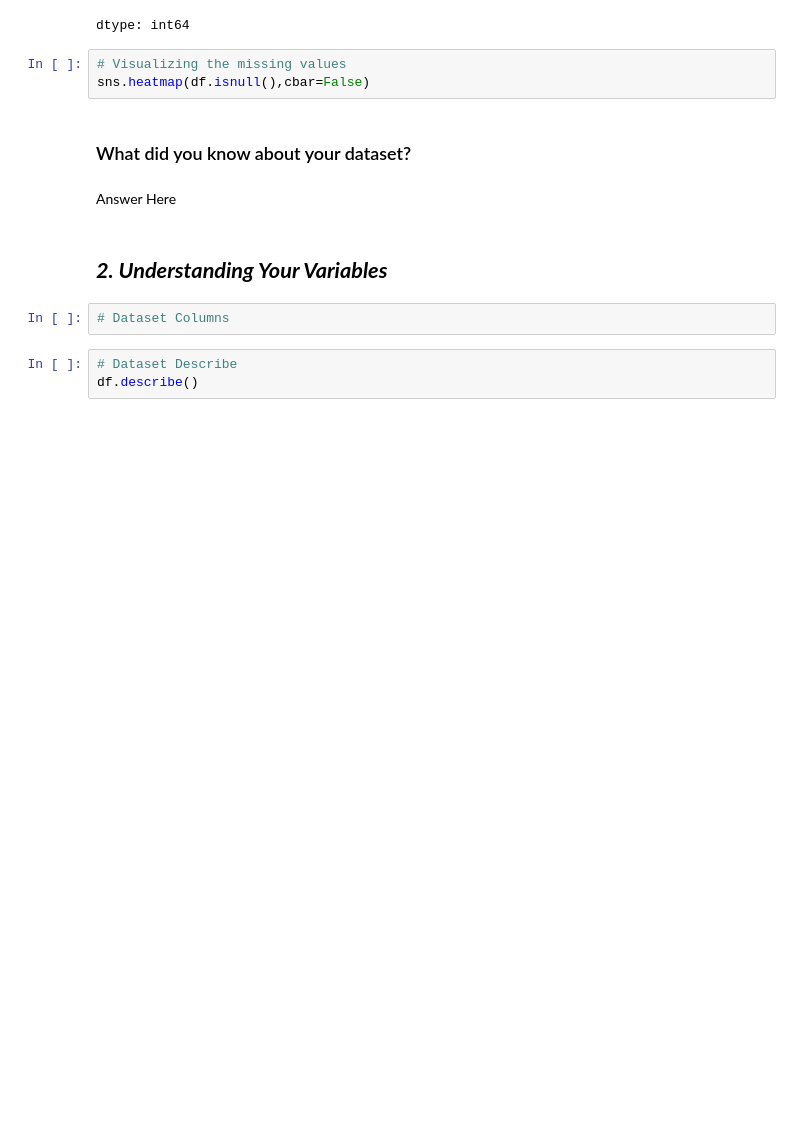
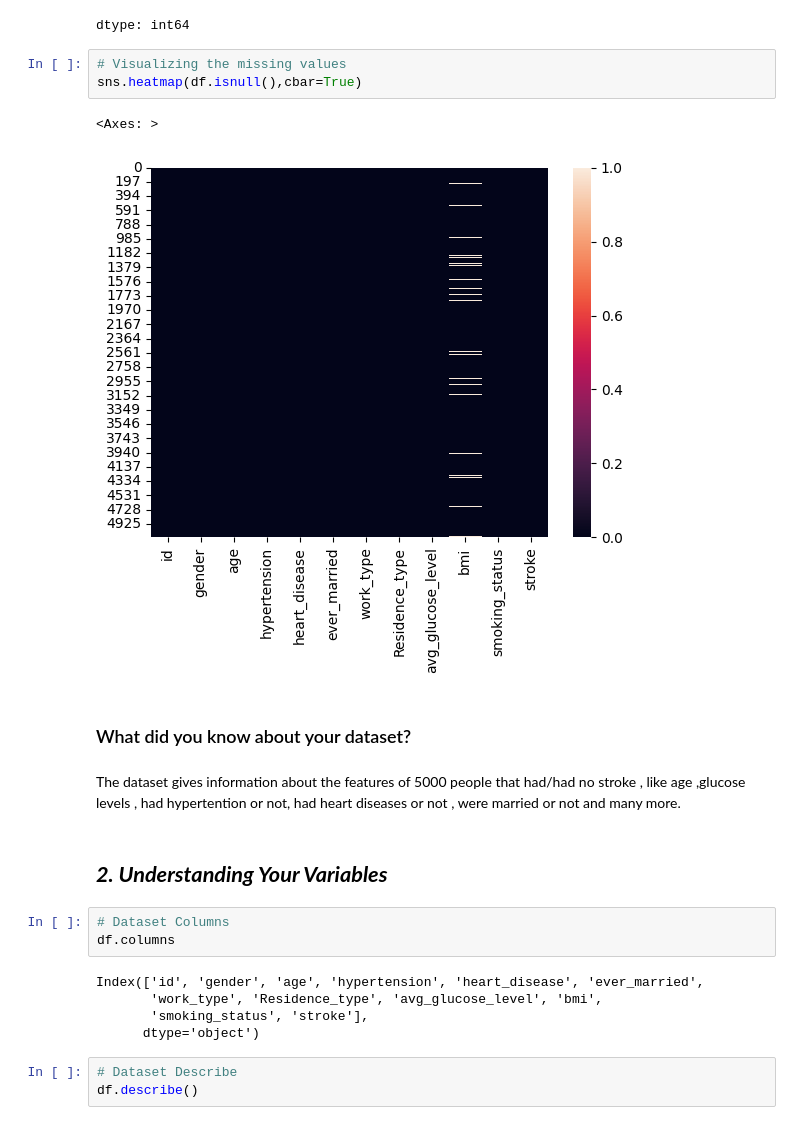
Before and after one commit to Vansh-172/Project-Regression, a Jupyter notebook: Vansh_Goyal_ML_Submission.ipynb, the cells around one changed output. Saved outputs shown, nothing was run; the diff lists cells and outputs as text; blank space fills up the shorter version.

Commit message:
Added 10 charts

```diff
--- a/Vansh_Goyal_ML_Submission.ipynb
+++ b/Vansh_Goyal_ML_Submission.ipynb
@@ -173,15 +173,24 @@ df.isnull().sum()
 dtype: int64
 # %%
 # Visualizing the missing values
-sns.heatmap(df.isnull(),cbar=False)
+sns.heatmap(df.isnull(),cbar=True)
+# %% [output]
+<Axes: >
+[figure, added]
 # %% [markdown]
 ### What did you know about your dataset?
-# %% [markdown]
-Answer Here
+# %% [markdown]
+The dataset gives information about the features of 5000 people that had/had no stroke , like age ,glucose levels , had hypertention or not, had heart diseases or not , were married or not and many more.
 # %% [markdown]
 ## ***2. Understanding Your Variables***
 # %%
 # Dataset Columns
+df.columns
+# %% [output]
+Index(['id', 'gender', 'age', 'hypertension', 'heart_disease', 'ever_married',
+       'work_type', 'Residence_type', 'avg_glucose_level', 'bmi',
+       'smoking_status', 'stroke'],
+      dtype='object')
 # %%
 # Dataset Describe
 df.describe()
```
Also changed, not shown: parts of 73 cells of this notebook.
